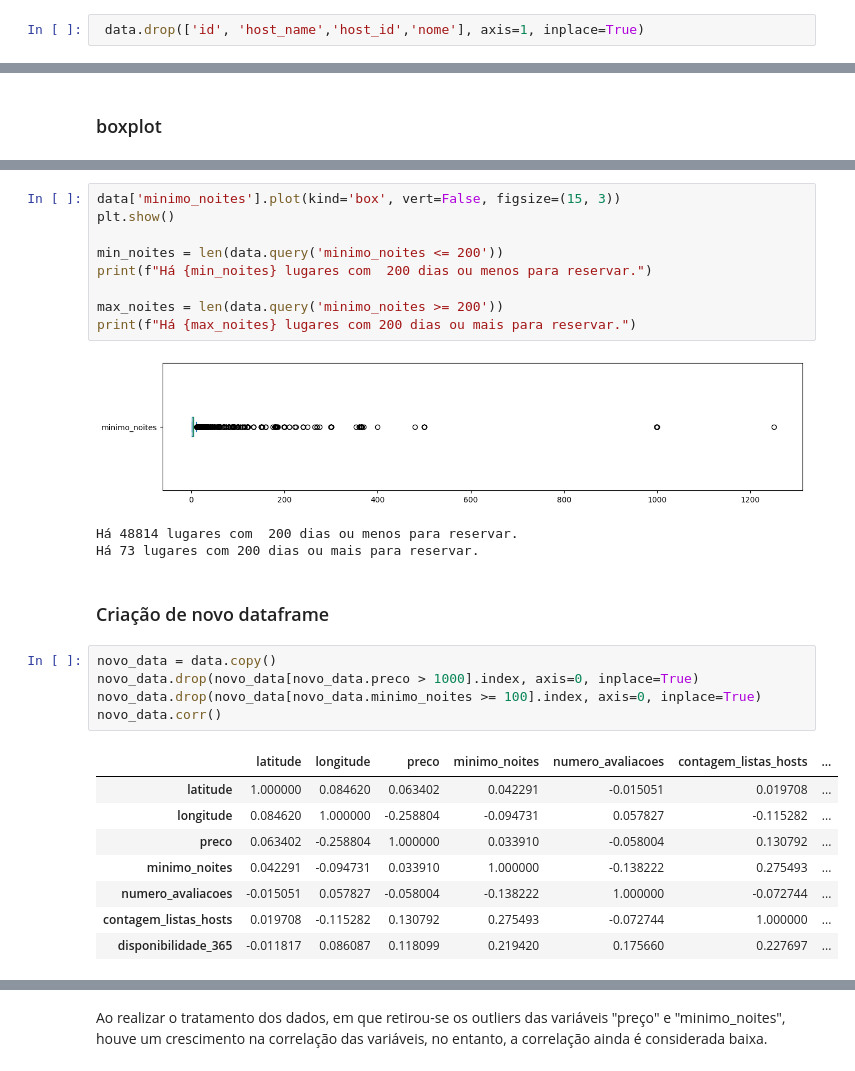
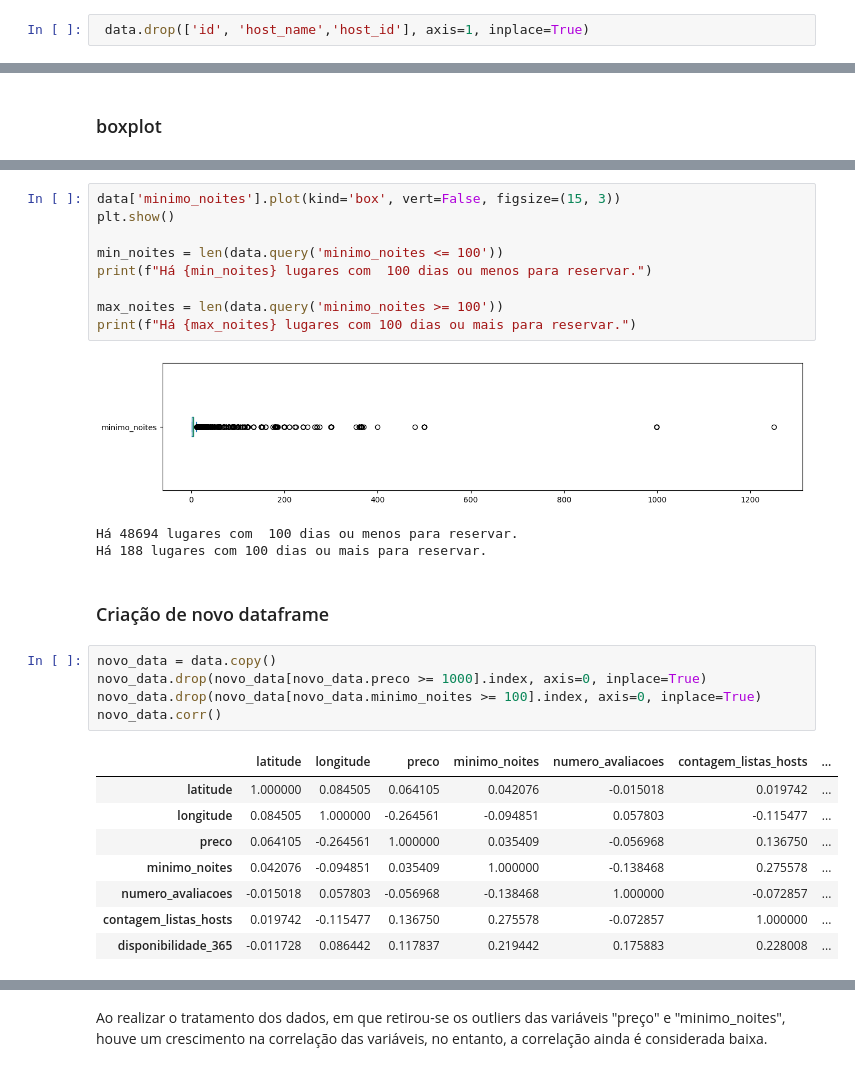
Before and after one commit to brenaSF/LH_CD_BrenaFreitas, a Jupyter notebook: LH_CD_BrenaFreitas.ipynb, the cells around one changed output, grey strips where cells are left out. Cells and saved outputs as stored; diff of their text form.

```diff
--- a/LH_CD_BrenaFreitas.ipynb
+++ b/LH_CD_BrenaFreitas.ipynb
@@ -163,7 +163,7 @@ calculado_host_listings_count        0
 disponibilidade_365                  0
 dtype: int64
 # %%
- data.drop(['id', 'host_name','host_id','nome'], axis=1, inplace=True)
+ data.drop(['id', 'host_name','host_id'], axis=1, inplace=True)
 # %%
 data = data.rename(columns={'bairro_group': 'bairro_grupo', 'room_type': 'tipo_quarto', 'price': 'preco', 'numero_de_reviews': 'numero_avaliacoes','calculado_host_listings_count':'contagem_listas_hosts'})
 # %%
@@ -430,31 +456,31 @@ Há 48105 lugares com preços menores ou igual a 600.
 data['minimo_noites'].plot(kind='box', vert=False, figsize=(15, 3))
 plt.show()
 
-min_noites = len(data.query('minimo_noites <= 200'))
-print(f"Há {min_noites} lugares com  200 dias ou menos para reservar.")
+min_noites = len(data.query('minimo_noites <= 100'))
+print(f"Há {min_noites} lugares com  100 dias ou menos para reservar.")
 
-max_noites = len(data.query('minimo_noites >= 200'))
-print(f"Há {max_noites} lugares com 200 dias ou mais para reservar.")
+max_noites = len(data.query('minimo_noites >= 100'))
+print(f"Há {max_noites} lugares com 100 dias ou mais para reservar.")
 # %% [output]
 [figure]
-Há 48814 lugares com  200 dias ou menos para reservar.
-Há 73 lugares com 200 dias ou mais para reservar.
+Há 48694 lugares com  100 dias ou menos para reservar.
+Há 188 lugares com 100 dias ou mais para reservar.
 # %% [markdown]
 ### Criação de novo dataframe
 # %%
 novo_data = data.copy()
-novo_data.drop(novo_data[novo_data.preco > 1000].index, axis=0, inplace=True)
+novo_data.drop(novo_data[novo_data.preco >= 1000].index, axis=0, inplace=True)
 novo_data.drop(novo_data[novo_data.minimo_noites >= 100].index, axis=0, inplace=True)
 novo_data.corr()
 # %% [output]
 |  | latitude | longitude | preco | minimo_noites | numero_avaliacoes | contagem_listas_hosts | ... |
-| latitude | 1.000000 | 0.084620 | 0.063402 | 0.042291 | -0.015051 | 0.019708 | ... |
-| longitude | 0.084620 | 1.000000 | -0.258804 | -0.094731 | 0.057827 | -0.115282 | ... |
-| preco | 0.063402 | -0.258804 | 1.000000 | 0.033910 | -0.058004 | 0.130792 | ... |
-| minimo_noites | 0.042291 | -0.094731 | 0.033910 | 1.000000 | -0.138222 | 0.275493 | ... |
-| numero_avaliacoes | -0.015051 | 0.057827 | -0.058004 | -0.138222 | 1.000000 | -0.072744 | ... |
-| contagem_listas_hosts | 0.019708 | -0.115282 | 0.130792 | 0.275493 | -0.072744 | 1.000000 | ... |
-| disponibilidade_365 | -0.011817 | 0.086087 | 0.118099 | 0.219420 | 0.175660 | 0.227697 | ... |
+| latitude | 1.000000 | 0.084505 | 0.064105 | 0.042076 | -0.015018 | 0.019742 | ... |
+| longitude | 0.084505 | 1.000000 | -0.264561 | -0.094851 | 0.057803 | -0.115477 | ... |
+| preco | 0.064105 | -0.264561 | 1.000000 | 0.035409 | -0.056968 | 0.136750 | ... |
+| minimo_noites | 0.042076 | -0.094851 | 0.035409 | 1.000000 | -0.138468 | 0.275578 | ... |
+| numero_avaliacoes | -0.015018 | 0.057803 | -0.056968 | -0.138468 | 1.000000 | -0.072857 | ... |
+| contagem_listas_hosts | 0.019742 | -0.115477 | 0.136750 | 0.275578 | -0.072857 | 1.000000 | ... |
+| disponibilidade_365 | -0.011728 | 0.086442 | 0.117837 | 0.219442 | 0.175883 | 0.228008 | ... |
 # %%
 data.corr()
 # %% [output]
```
Also changed, not shown: parts of 78 cells of this notebook.
